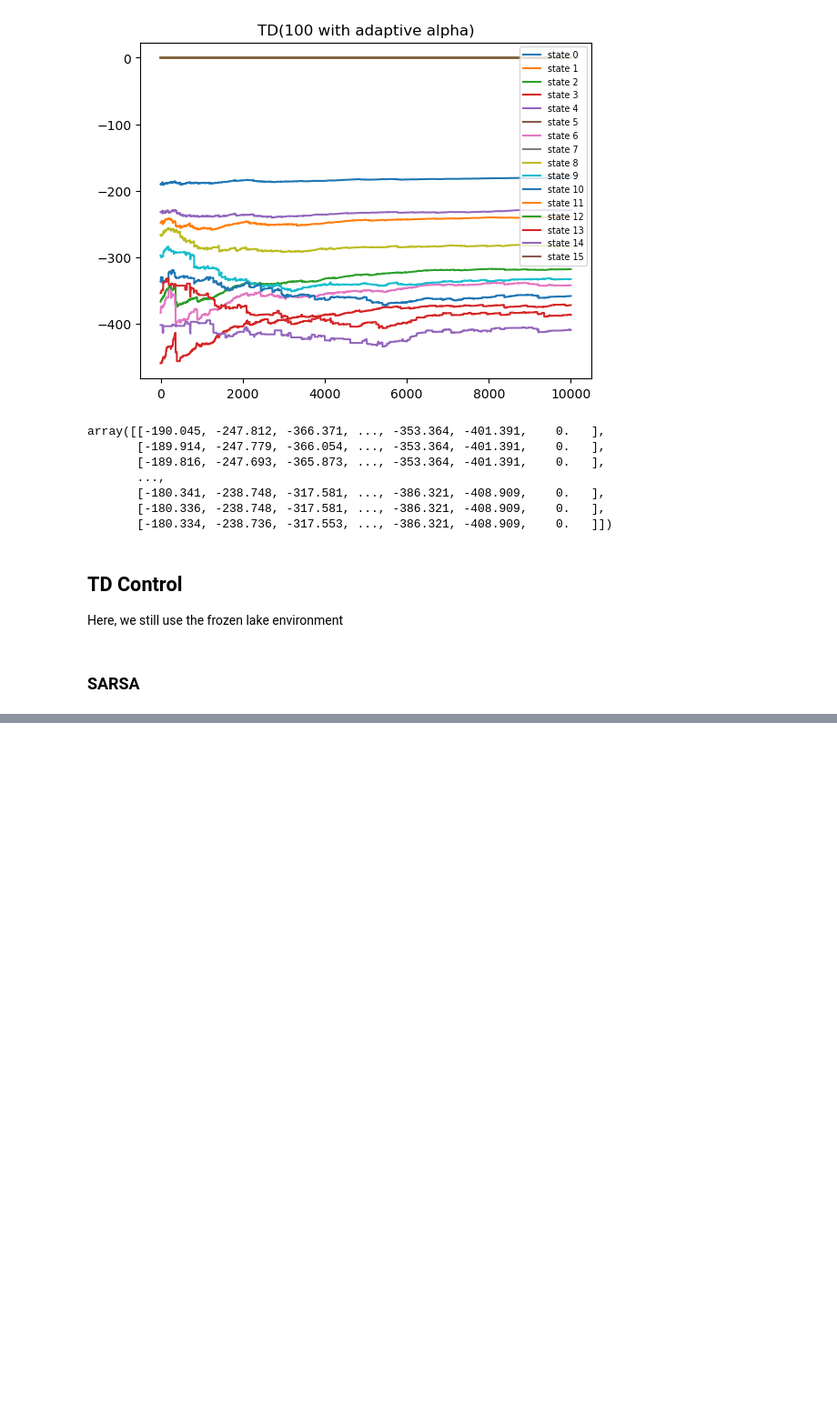
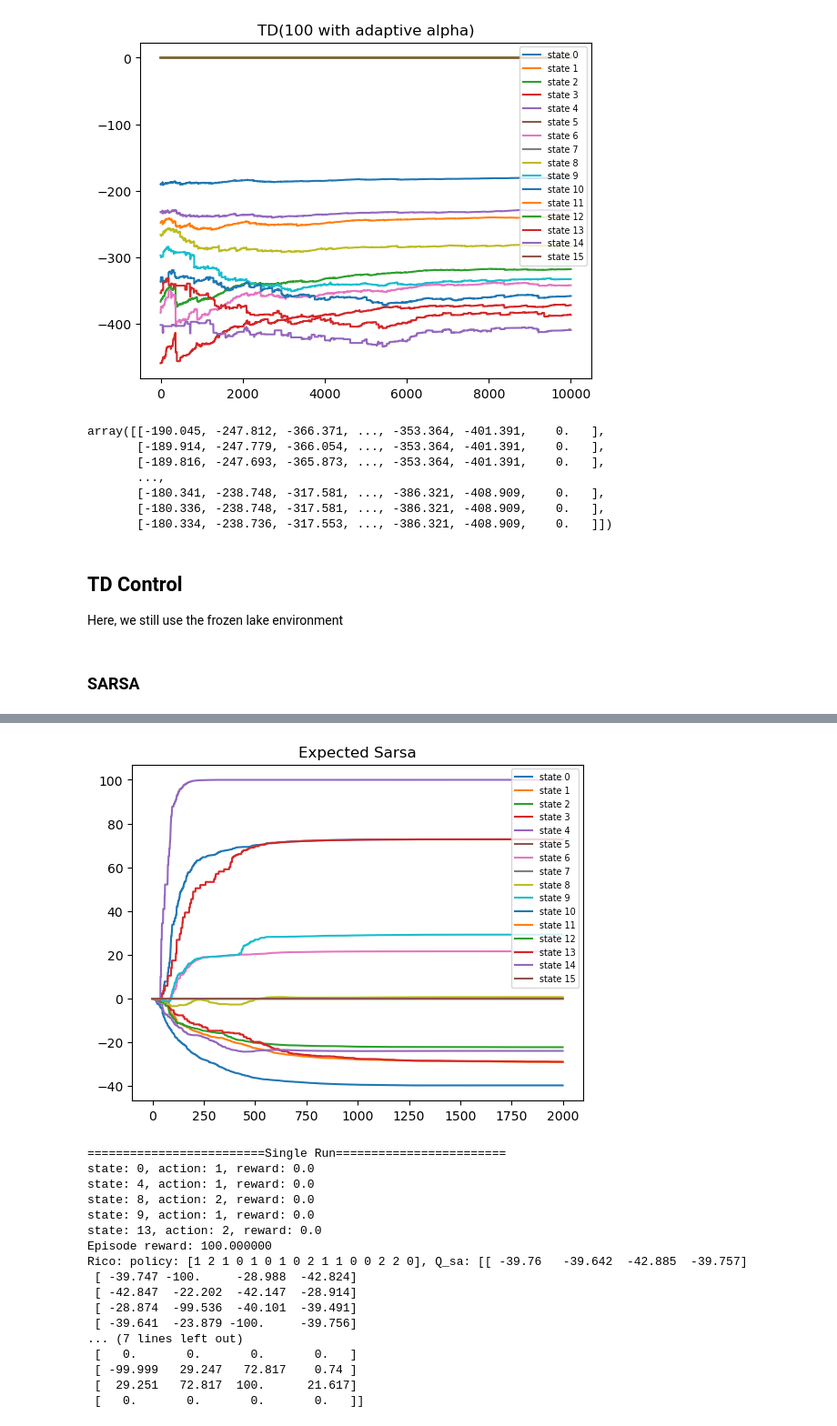
Before and after one commit to RicoJia/JingDian-RL, a Jupyter notebook: 2_frozen_lake_monte_carlo.ipynb, the cells around one changed output, grey strips where cells are left out. Shown at 91% size. Saved outputs shown, nothing was run; the diff lists cells and outputs as text; code cells hidden in the pictures; blank space fills up the shorter version.

```diff
--- a/2_frozen_lake_monte_carlo.ipynb
+++ b/2_frozen_lake_monte_carlo.ipynb
@@ -552,0 +545,59 @@ The agent didn't reach a terminal state in 100 steps.
+# %%
+def get_expectation(Q_sa, next_state, policy, EPSILON, env):
+    expectation = 0.0
+    default_prob = EPSILON/env.nA
+    for a, q in enumerate(Q_sa[next_state]):
+        if policy[next_state] == a:
+            prob = 1.0 - EPSILON + default_prob
+        else:
+            prob = default_prob
+        expectation += prob * q
+    return expectation
+
+EPISODE_NUM = 2000
+GAMMA = 0.99
+EPSILON = 0.6
+ALPHA = 0.1
+MAP = "4x4"
+RUNS_NUM = 1
+env = FrozenLakeEnv(map_name=MAP, is_slippery=False)
+state_output_file = "expected_sarsa_frozen_lake.tmp"
+V_history = deque()
+for run_i in range(RUNS_NUM):
+    policy = np.zeros(env.nS, dtype=int)
+    Q_sa = np.zeros((env.nS, env.nA))
+    for e in range(EPISODE_NUM):
+        current_state = env.reset()
+        done = False
+        while not done:
+            a = epsilon_greedy_policy(policy, current_state, env.nA, EPSILON)
+            next_state, r, done, _ = env.step(a)
+            expectation = get_expectation(Q_sa, next_state, policy, EPSILON, env)
+            Q_sa[current_state][a] += ALPHA * (r + GAMMA * expectation - Q_sa[current_state][a])
+            # update pi
+            policy[current_state] = int(np.argmax(Q_sa[current_state]))
+            current_state = next_state
+        update_v_history(V_history, Q_sa)
+
+show_V_history(V_history, f"Expected Sarsa")
+render_single(env, policy, state_output_file, max_steps=100)
+print(f'Rico: policy: {policy}, Q_sa: {Q_sa}')
+# %% [output]
+[figure, added]
+=========================Single Run========================
+state: 0, action: 1, reward: 0.0
+state: 4, action: 1, reward: 0.0
+state: 8, action: 2, reward: 0.0
+state: 9, action: 1, reward: 0.0
+state: 13, action: 2, reward: 0.0
+Episode reward: 100.000000
+Rico: policy: [1 2 1 0 1 0 1 0 2 1 1 0 0 2 2 0], Q_sa: [[ -39.76   -39.642  -42.885  -39.757]
+ [ -39.747 -100.     -28.988  -42.824]
+ [ -42.847  -22.202  -42.147  -28.914]
+ [ -28.874  -99.536  -40.101  -39.491]
+ [ -39.641  -23.879 -100.     -39.756]
+... (7 lines left out)
+ [   0.       0.       0.       0.   ]
+ [ -99.999   29.247   72.817    0.74 ]
+ [  29.251   72.817  100.      21.617]
+ [   0.       0.       0.       0.   ]]
```
Also changed, not shown: parts of 7 cells of this notebook, 1 other file.
